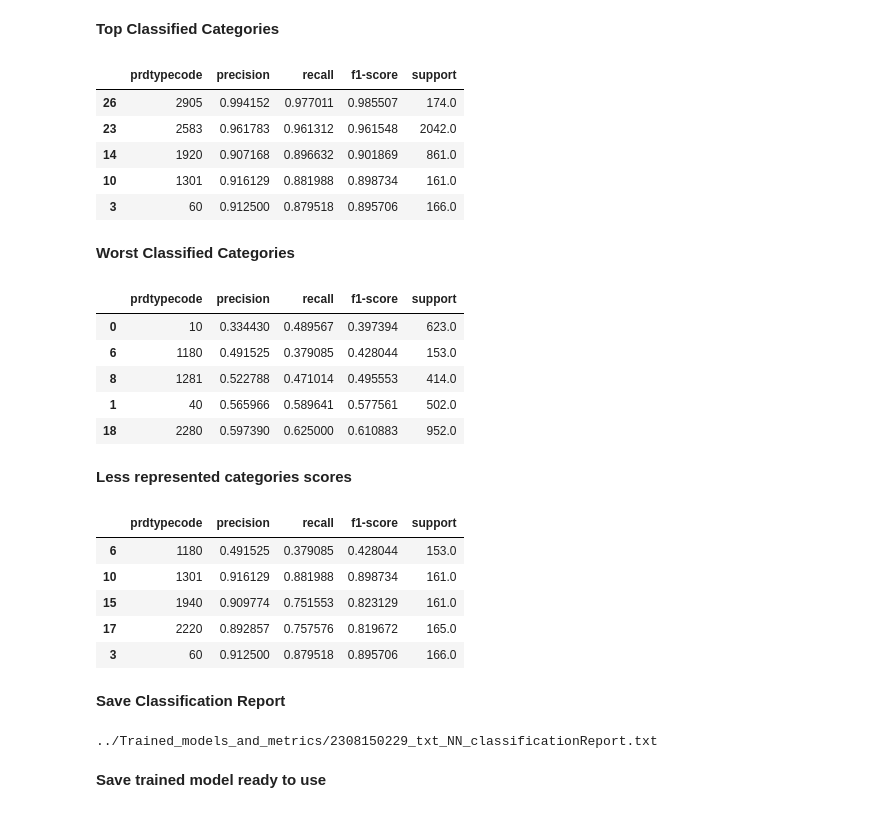
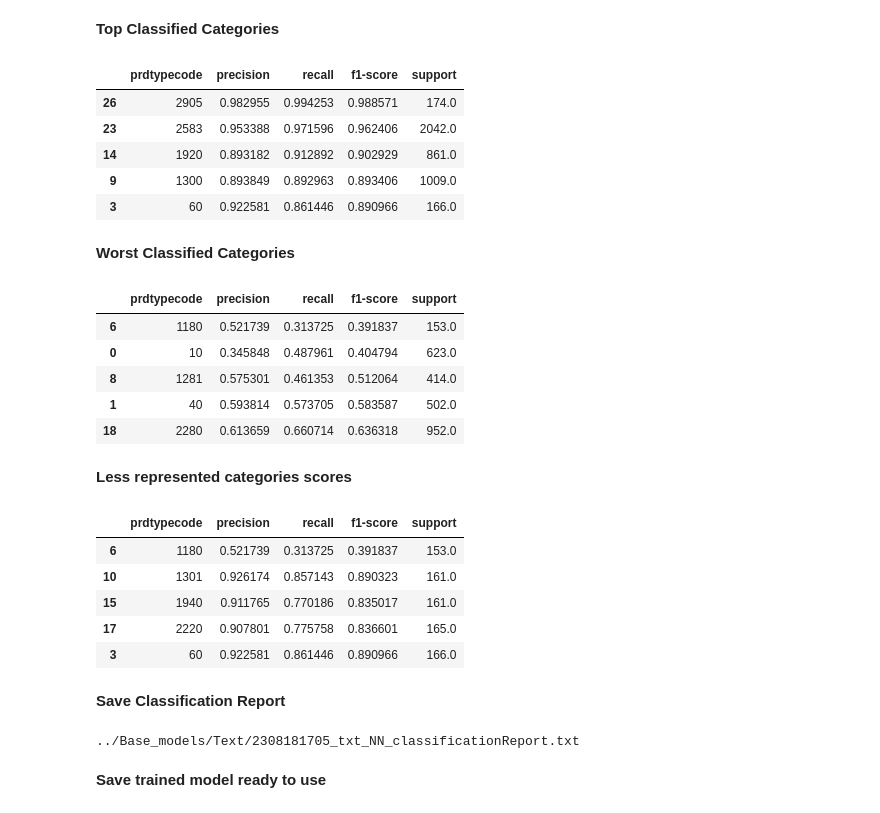
Before and after one commit to RamiroHR/Multimodal-Data-Product-Classification-Model, a Jupyter notebook: Text_Base_Models.ipynb, the cells around one changed output. Saved outputs shown, nothing was run; the diff lists cells and outputs as text; code cells hidden in the pictures.

```diff
--- a/Text_Base_Models.ipynb
+++ b/Text_Base_Models.ipynb
@@ -875,49 +1010,49 @@ weighted avg       0.77      0.77      0.77     16984
 # %% [markdown]
 **Top Classified Categories**
 # %%
-micro_rf.sort_values(by = 'f1-score', ascending=False).head(5)
+micro_cr.sort_values(by = 'f1-score', ascending=False).head(5)
 # %% [output]
 |  | prdtypecode | precision | recall | f1-score | support |
-| 26 | 2905 | 0.994152 | 0.977011 | 0.985507 | 174.0 |
-| 23 | 2583 | 0.961783 | 0.961312 | 0.961548 | 2042.0 |
-| 14 | 1920 | 0.907168 | 0.896632 | 0.901869 | 861.0 |
-| 10 | 1301 | 0.916129 | 0.881988 | 0.898734 | 161.0 |
-| 3 | 60 | 0.912500 | 0.879518 | 0.895706 | 166.0 |
+| 26 | 2905 | 0.982955 | 0.994253 | 0.988571 | 174.0 |
+| 23 | 2583 | 0.953388 | 0.971596 | 0.962406 | 2042.0 |
+| 14 | 1920 | 0.893182 | 0.912892 | 0.902929 | 861.0 |
+| 9 | 1300 | 0.893849 | 0.892963 | 0.893406 | 1009.0 |
+| 3 | 60 | 0.922581 | 0.861446 | 0.890966 | 166.0 |
 # %% [markdown]
 **Worst Classified Categories**
 # %%
-micro_rf.sort_values(by = 'f1-score', ascending=True).head(5)
+micro_cr.sort_values(by = 'f1-score', ascending=True).head(5)
 # %% [output]
 |  | prdtypecode | precision | recall | f1-score | support |
-| 0 | 10 | 0.334430 | 0.489567 | 0.397394 | 623.0 |
-| 6 | 1180 | 0.491525 | 0.379085 | 0.428044 | 153.0 |
-| 8 | 1281 | 0.522788 | 0.471014 | 0.495553 | 414.0 |
-| 1 | 40 | 0.565966 | 0.589641 | 0.577561 | 502.0 |
-| 18 | 2280 | 0.597390 | 0.625000 | 0.610883 | 952.0 |
+| 6 | 1180 | 0.521739 | 0.313725 | 0.391837 | 153.0 |
+| 0 | 10 | 0.345848 | 0.487961 | 0.404794 | 623.0 |
+| 8 | 1281 | 0.575301 | 0.461353 | 0.512064 | 414.0 |
+| 1 | 40 | 0.593814 | 0.573705 | 0.583587 | 502.0 |
+| 18 | 2280 | 0.613659 | 0.660714 | 0.636318 | 952.0 |
 # %% [markdown]
 **Less represented categories scores**
 # %%
-micro_rf.sort_values(by = 'support', ascending=True).head(5)
+micro_cr.sort_values(by = 'support', ascending=True).head(5)
 # %% [output]
 |  | prdtypecode | precision | recall | f1-score | support |
-| 6 | 1180 | 0.491525 | 0.379085 | 0.428044 | 153.0 |
-| 10 | 1301 | 0.916129 | 0.881988 | 0.898734 | 161.0 |
-| 15 | 1940 | 0.909774 | 0.751553 | 0.823129 | 161.0 |
-| 17 | 2220 | 0.892857 | 0.757576 | 0.819672 | 165.0 |
-| 3 | 60 | 0.912500 | 0.879518 | 0.895706 | 166.0 |
+| 6 | 1180 | 0.521739 | 0.313725 | 0.391837 | 153.0 |
+| 10 | 1301 | 0.926174 | 0.857143 | 0.890323 | 161.0 |
+| 15 | 1940 | 0.911765 | 0.770186 | 0.835017 | 161.0 |
+| 17 | 2220 | 0.907801 | 0.775758 | 0.836601 | 165.0 |
+| 3 | 60 | 0.922581 | 0.861446 | 0.890966 | 166.0 |
 # %% [markdown]
 **Save Classification Report**
 # %%
 export = True
 
 if export:
-    filename = training_path + model_date_time +'_txt_NN' + '_classificationReport.txt'
+    filename = base_text_path + model_date_time +'_txt_NN' + '_classificationReport.txt'
 
     with open(filename, 'w') as file:
         file.write(classification_report(y_test, y_pred))
         print(filename)
 # %% [output]
-../Trained_models_and_metrics/2308150229_txt_NN_classificationReport.txt
+../Base_models/Text/2308181705_txt_NN_classificationReport.txt
 # %% [markdown]
 **Save trained model ready to use**
 # %%
```
Also changed, not shown: parts of 62 cells of this notebook.
